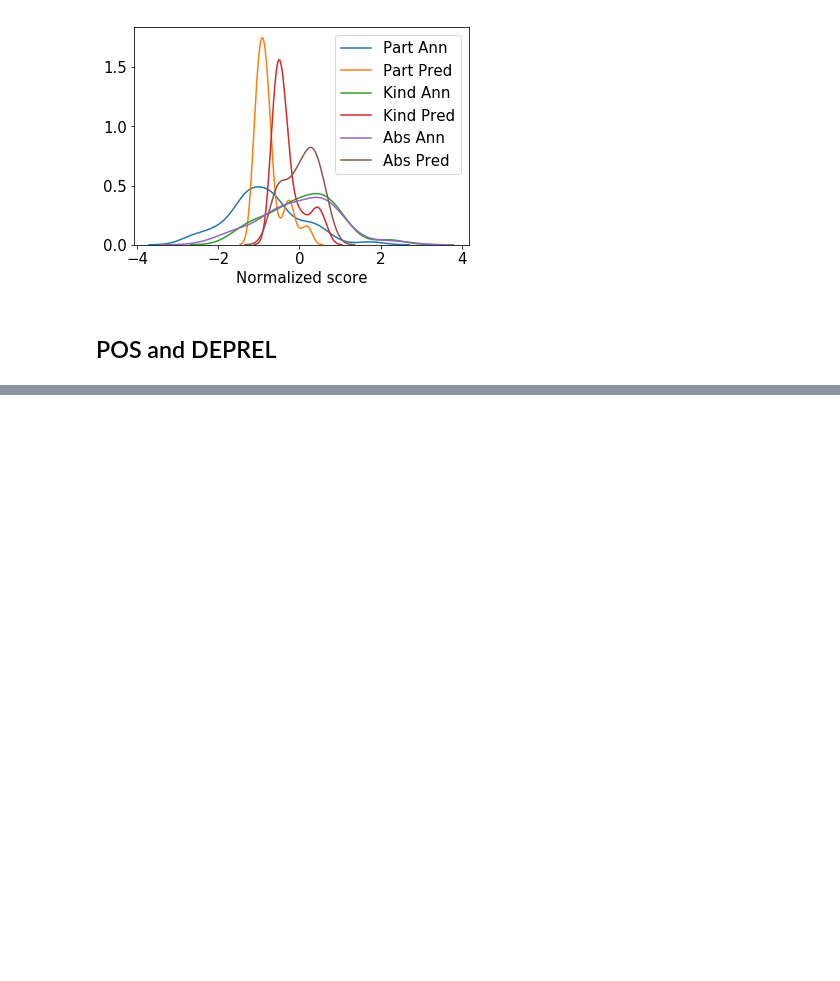
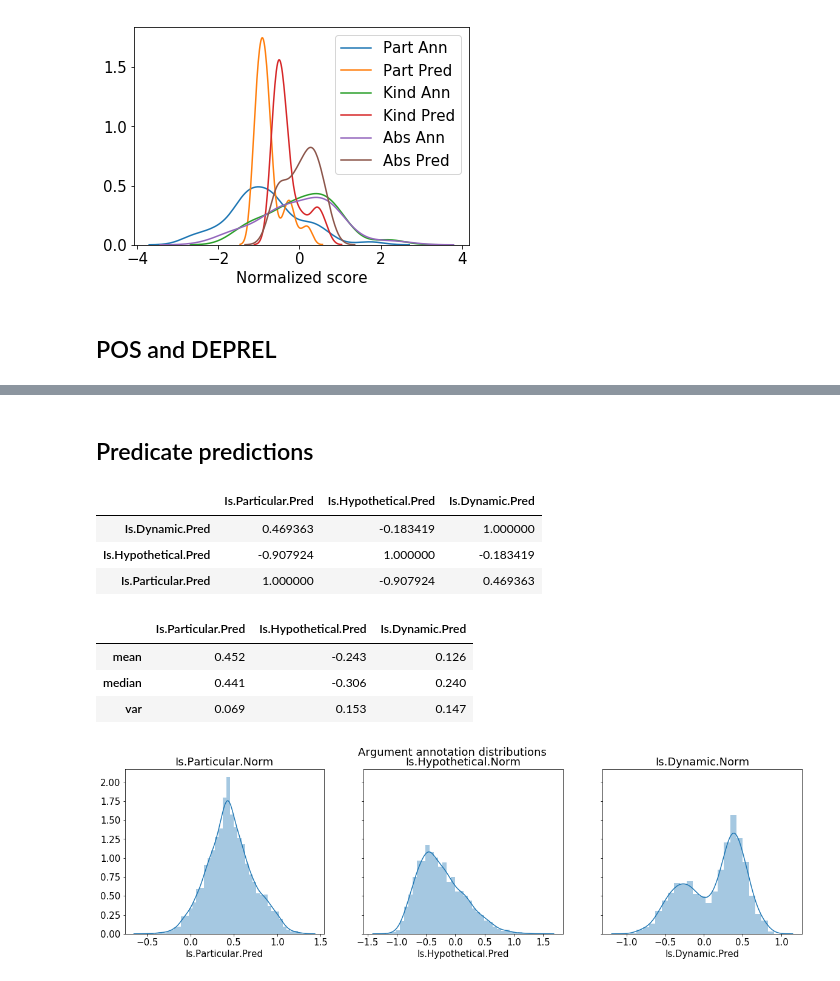
Before and after one commit to mdheller/factslab-python, a Jupyter notebook: bin/genericity_analysis.ipynb, the cells around one changed output, grey strips where cells are left out. Drawn from its saved outputs; the diff is of its cells as text; code cells hidden in the pictures; blank space fills up the shorter version.

```diff
--- a/bin/genericity_analysis.ipynb
+++ b/bin/genericity_analysis.ipynb
@@ -452,0 +555,20 @@ advcl & 33.5 & 5.3 & 49.1 & 14.6 & 38.4 & 6.4 & 9.3 \\
+# %% [markdown]
+## Predicate predictions
+# %%
+display(pd.DataFrame(create_corr_df(pred_dev, attributes_pred_dev)))
+display(pd.DataFrame(create_dist(pred_dev, attributes_pred_dev)))
+
+fig, ax = plt.subplots(figsize=[20, 5], nrows=1, ncols=3, squeeze=False, sharey='row')
+for i in range(3):
+    sns.distplot(pred_dev[attributes_pred_dev[i]], ax=ax[0][i]).get_figure()
+plt.show()
+# %% [output]
+|  | Is.Particular.Pred | Is.Hypothetical.Pred | Is.Dynamic.Pred |
+| Is.Dynamic.Pred | 0.469363 | -0.183419 | 1.000000 |
+| Is.Hypothetical.Pred | -0.907924 | 1.000000 | -0.183419 |
+| Is.Particular.Pred | 1.000000 | -0.907924 | 0.469363 |
+|  | Is.Particular.Pred | Is.Hypothetical.Pred | Is.Dynamic.Pred |
+| mean | 0.452 | -0.243 | 0.126 |
+| median | 0.441 | -0.306 | 0.240 |
+| var | 0.069 | 0.153 | 0.147 |
+[figure, added]
```
Also changed, not shown: parts of 21 cells of this notebook.
